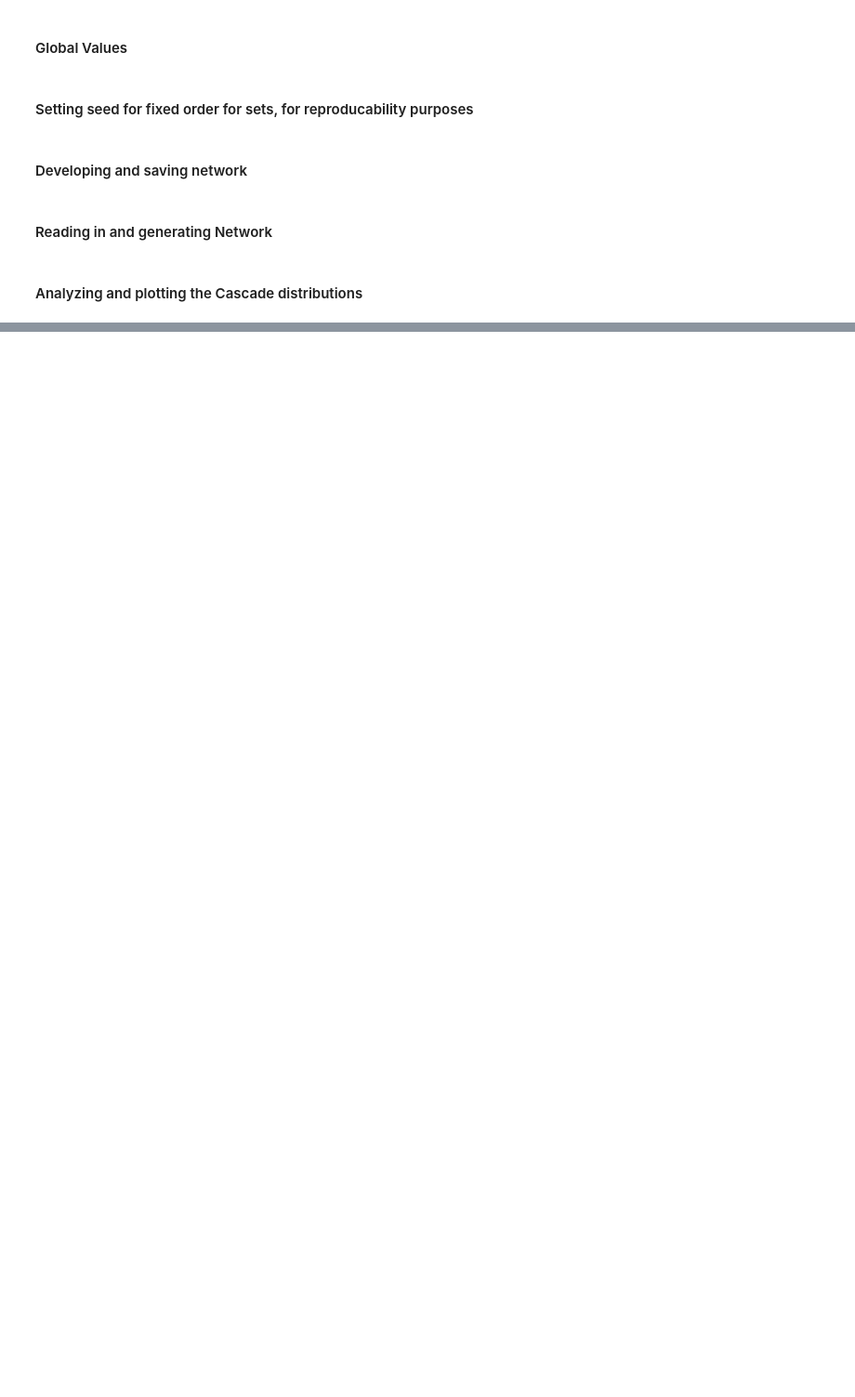
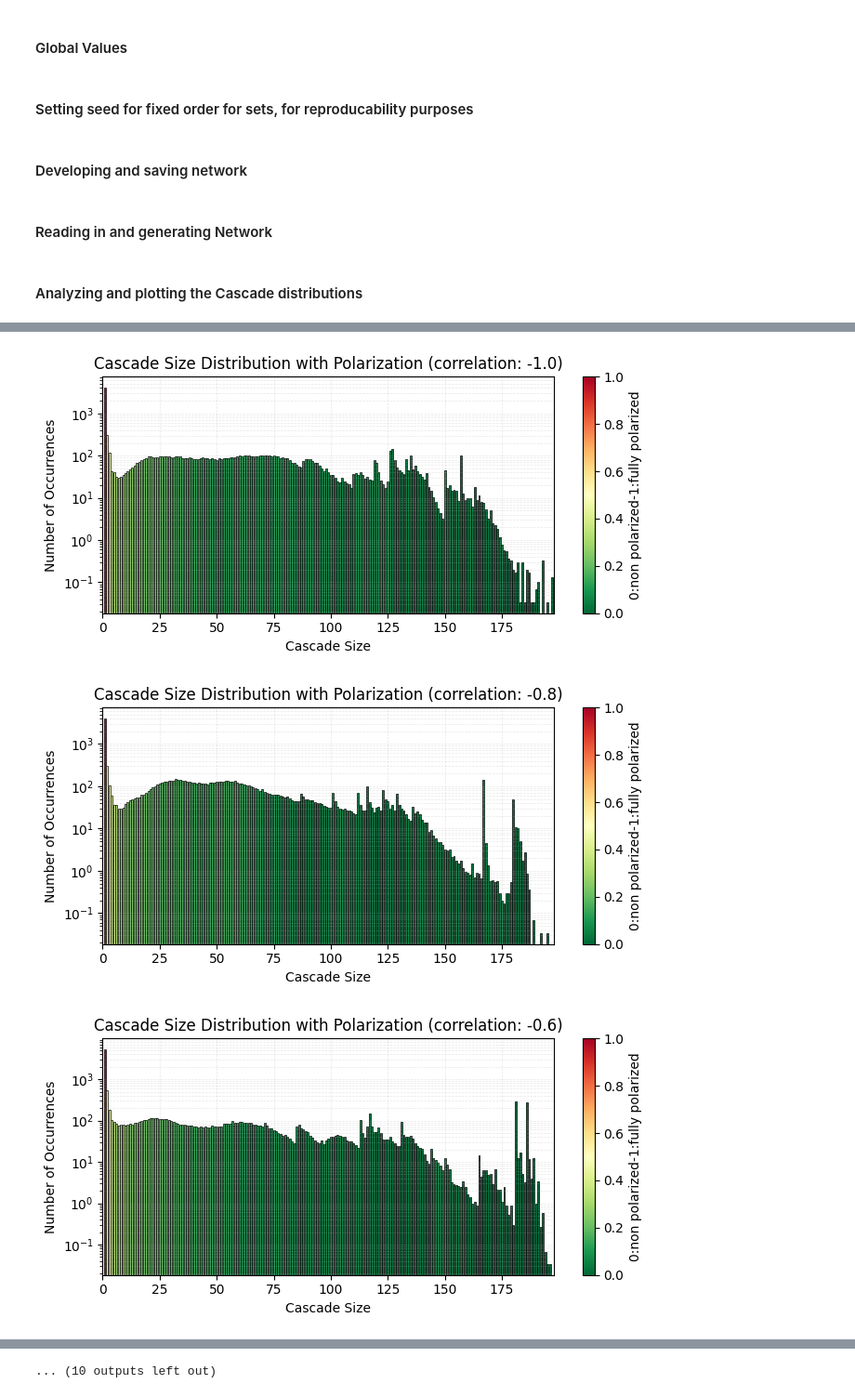
Before and after one commit to salomepoulain/complex_systems_networked, a Jupyter notebook: main.ipynb, the cells around one changed output, grey strips where cells are left out. Shown at 93% size. Cells and saved outputs as stored; diff of their text form; code cells hidden in the pictures; blank space fills up the shorter version.

```diff
--- a/main.ipynb
+++ b/main.ipynb
@@ -212,0 +355,13 @@ for corr in correlations:
+# %%
+for key,value in cascades_before.items():
+    plot_cascade_dist_average(value, "before", largest_size_of_all, num_runs, save, key)
+
+for key,value in cascades_after.items():
+    plot_cascade_dist_average(value, "after", largest_size_of_all, num_runs, save, key)
+
+cascades_before[corr] = collection_of_all_before
+cascades_after[corr] = collection_of_all_after
+# %% [output]
+[figure, added]
+[figure, added]
+[figure, added]
@@ -212,0 +377 @@ for corr in correlations:
+... (10 outputs left out)
```
Also changed, not shown: parts of 9 cells of this notebook, 2 other files.
